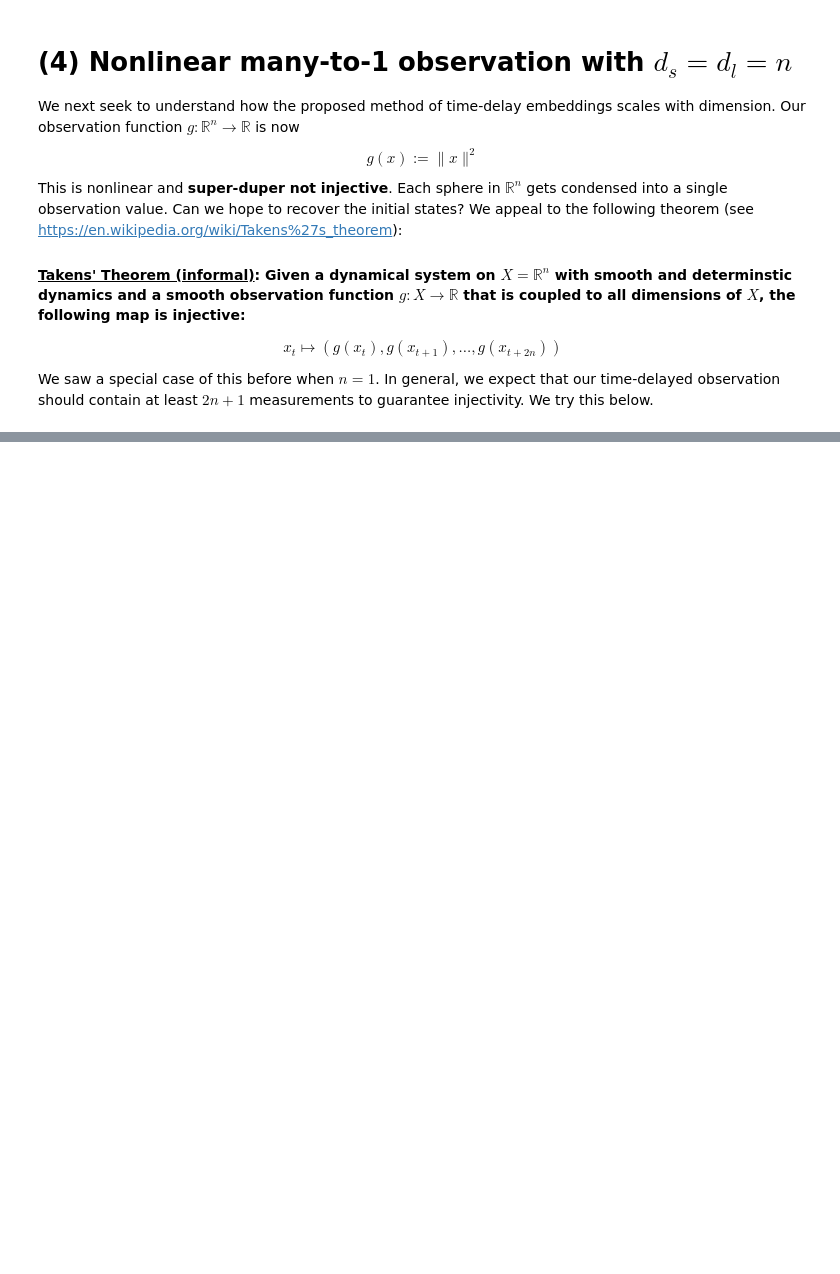
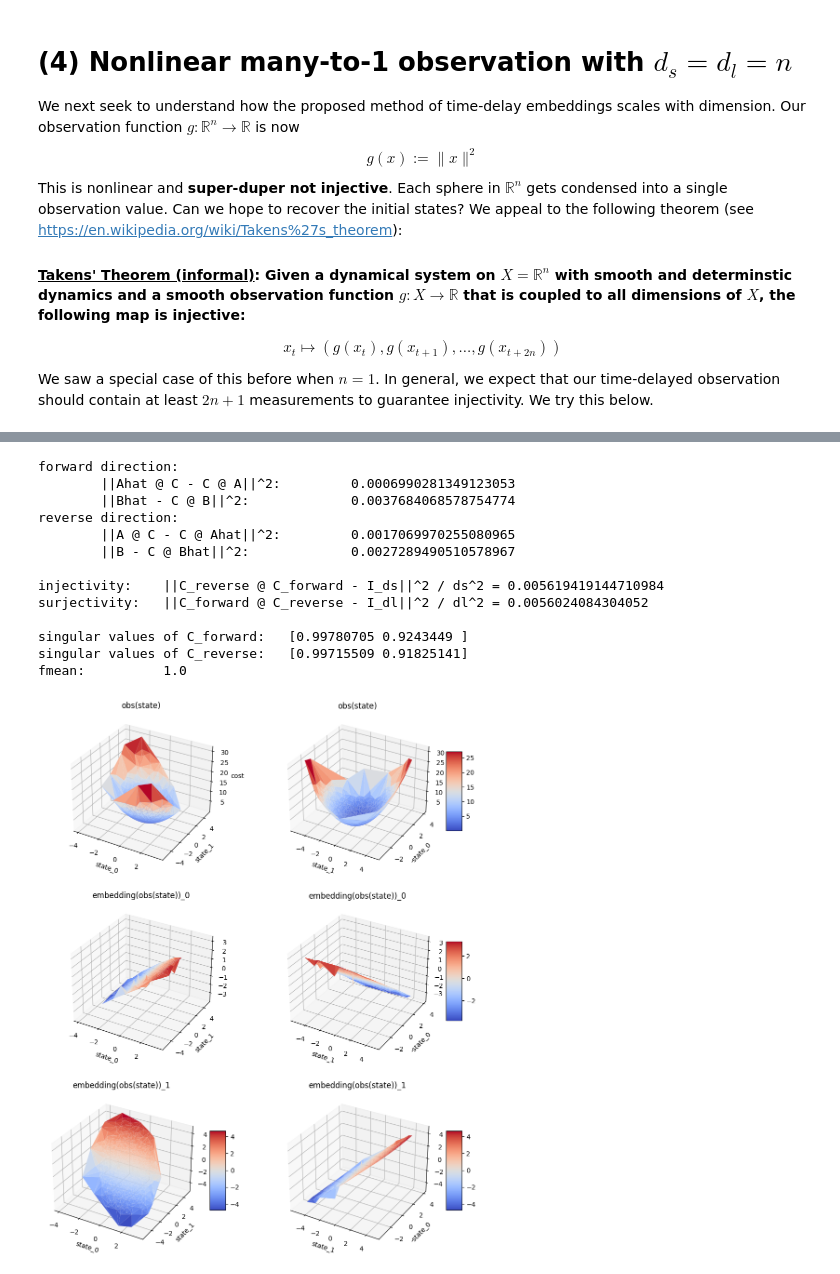
Before and after one commit to edogariu/extravaganza, a Jupyter notebook: experiments/Synthetic LDS.ipynb, the cells around one changed output, grey strips where cells are left out. Cells and saved outputs as stored; diff of their text form; code cells hidden in the pictures; blank space fills up the shorter version.

```diff
--- a/experiments/Synthetic LDS.ipynb
+++ b/experiments/Synthetic LDS.ipynb
@@ -56,20 +55,20 @@ def run(observable, ds: int, du: int,
     while not done:
         system = LDS(ds, du, 'none', 'quad', seed=SYSTEM_SEED)
         A, B = system.A, system.B
-        done = all(jnp.linalg.eigvals(A) > 0.3) and all(jnp.linalg.svd(B)[1] > 0.3)
+        done = all(np.linalg.eigvals(A) > 0.3) and all(np.linalg.svd(B)[1] > 0.3)
     print(summarize_lds(A, B))
 
     # make sysid
     sysid = Lifter(**sysid_args)
 
     # interaction loop
-    control = jnp.zeros(du)
+    control = np.zeros(du)
     max_sq_norm = 0.
     traj = Trajectory()
     for t in tqdm.trange(T0):
         if t % reset_every == 0:
             system.reset()
-            system.state = sample(jkey(), (ds,), sampling_method='ball')
+            system.state = sample((ds,), sampling_method='sphere')
             sysid.end_trajectory()
             traj = Trajectory()
         cost, state = system.interact(control)
@@ -77,7 +76,7 @@ def run(observable, ds: int, du: int,
         obs = observable(traj)
         control = sysid.explore(cost, obs)
         traj.add_control(control)
-        max_sq_norm = max(max_sq_norm, jnp.linalg.norm(state) ** 2)
+        max_sq_norm = max(max_sq_norm, np.linalg.norm(state) ** 2)
     sysid.end_exploration(wordy=True)
     return A, B, sysid, max_sq_norm
 # %%
@@ -128,9 +127,9 @@ def summarize(observable, A, B, sysid, max_sq_norm, sampling_method='ball', N=10
 
     # -------- FORWARD DIRECTION, showing that T = f \circ g linearizes ------------------------
     print('forward direction:')
-    C_forward = jnp.linalg.lstsq(states, embeddings, rcond=-1)[0].T
-    print('\t||Ahat @ C - C @ A||^2: \t{}'.format(jnp.linalg.norm(Ahat @ C_forward - C_forward @ A) ** 2))
-    print('\t||Bhat - C @ B||^2: \t\t{}'.format(jnp.linalg.norm(Bhat - C_forward @ B) ** 2))
+    C_forward = np.linalg.lstsq(states, embeddings, rcond=-1)[0].T
+    print('\t||Ahat @ C - C @ A||^2: \t{}'.format(np.linalg.norm(Ahat @ C_forward - C_forward @ A) ** 2))
+    print('\t||Bhat - C @ B||^2: \t\t{}'.format(np.linalg.norm(Bhat - C_forward @ B) ** 2))
 
 #     residuals = (C_forward[None] @ states[:, :, None]).squeeze() - embeddings
 #     residual_norms = jnp.linalg.norm(residuals, axis=-1) ** 2
@@ -141,9 +140,9 @@ def summarize(observable, A, B, sysid, max_sq_norm, sampling_method='ball', N=10
 
     # -------- REVERSE DIRECTION, showing that T^{-1} = (f \circ g)^{-1} linearizes -----------------------
     print('reverse direction:')
-    C_reverse = jnp.linalg.lstsq(embeddings, states, rcond=-1)[0].T
-    print('\t||A @ C - C @ Ahat||^2: \t{}'.format(jnp.linalg.norm(A @ C_reverse - C_reverse @ Ahat) ** 2))
-    print('\t||B - C @ Bhat||^2: \t\t{}'.format(jnp.linalg.norm(B - C_reverse @ Bhat) ** 2))
+    C_reverse = np.linalg.lstsq(embeddings, states, rcond=-1)[0].T
+    print('\t||A @ C - C @ Ahat||^2: \t{}'.format(np.linalg.norm(A @ C_reverse - C_reverse @ Ahat) ** 2))
+    print('\t||B - C @ Bhat||^2: \t\t{}'.format(np.linalg.norm(B - C_reverse @ Bhat) ** 2))
 
 #     residuals = (C_reverse[None] @ embeddings[:, :, None]).squeeze() - states
 #     residual_norms = jnp.linalg.norm(residuals, axis=-1) ** 2
@@ -153,12 +152,12 @@ def summarize(observable, A, B, sysid, max_sq_norm, sampling_method='ball', N=10
 #     plt.show()
 
     print()
-    print('injectivity: \t||C_reverse @ C_forward - I_ds||^2 / ds^2 = {}'.format(jnp.linalg.norm(C_reverse @ C_forward - jnp.eye(ds)) ** 2 / ds ** 2))
-    print('surjectivity: \t||C_forward @ C_reverse - I_dl||^2 / dl^2 = {}'.format(jnp.linalg.norm(C_forward @ C_reverse - jnp.eye(dl)) ** 2 / dl ** 2))
+    print('injectivity: \t||C_reverse @ C_forward - I_ds||^2 / ds^2 = {}'.format(np.linalg.norm(C_reverse @ C_forward - np.eye(ds)) ** 2 / ds ** 2))
+    print('surjectivity: \t||C_forward @ C_reverse - I_dl||^2 / dl^2 = {}'.format(np.linalg.norm(C_forward @ C_reverse - np.eye(dl)) ** 2 / dl ** 2))
 
     print()
-    print('singular values of C_forward: \t{}'.format(jnp.linalg.svd(C_forward)[1]))
-    print('singular values of C_reverse: \t{}'.format(jnp.linalg.svd(C_reverse)[1]))
-    if hasattr(sysid, 'fmean'): print('sqrt(fmean): \t\t{}'.format(sysid.fmean ** 0.5))
+    print('singular values of C_forward: \t{}'.format(np.linalg.svd(C_forward)[1]))
+    print('singular values of C_reverse: \t{}'.format(np.linalg.svd(C_reverse)[1]))
+    if hasattr(sysid, 'sqrt_fmean'): print('fmean: \t\t{}'.format(sysid.sqrt_fmean ** 2))
     pass
 # %%
@@ -224,9 +224,11 @@ def plot_2d(observable, A, B, sysid, max_sq_norm, sampling_method='ball', N=2000
     assert isinstance(observable, TimeDelayedObservation) and observable.obs_dim == sysid.obs_dim and sysid.obs_dim == hh * (B.shape[1] + 1)
 
     xs, _, os, zs = generate(observable, A, B, sysid, max_sq_norm, sampling_method, N, reset_every, hh)
-    #     zs = zs * (sysid.fmean ** 0.5)
 
-    C_reverse = jnp.linalg.lstsq(zs, xs, rcond=-1)[0].T
+    idxs = np.abs(np.linalg.norm(xs, axis=-1) ** 2 - os[:, -1]) < 1e-4
+    xs, os, zs = xs[idxs], os[idxs], zs[idxs]
+
+    C_reverse = np.linalg.lstsq(zs, xs, rcond=-1)[0].T
 
     do = os.shape[1]
     _xs, _zs = xs, (C_reverse @ zs.reshape(-1, sysid.state_dim, 1)).reshape(-1, 2)
@@ -531,4 +548,20 @@ $$x_{t} = Ax_{t-1} + Bu_t \implies x_t^2 = A^2x_{t-1}^2 + B^2u_t^2 + 2ABx_{t-1}u
 # %%
-# # the same
-# summarize(observable, A, B, sysid, max_sq_norm, sampling_method='ball', reset_every=reset_every, hh=hh)
-# if n == 2: plot_2d(observable, A, B, sysid, max_sq_norm, sampling_method='ball', N=2000, reset_every=reset_every, hh=hh)
+# the same
+A, B = sysid.AB['regression']
+summarize(observable, A, B, sysid, max_sq_norm, sampling_method='sphere', reset_every=reset_every, hh=hh)
+if n == 2: plot_2d(observable, A, B, sysid, max_sq_norm, sampling_method='sphere', N=2000, reset_every=reset_every, hh=hh)
+# %% [output]
+forward direction:
+        ||Ahat @ C - C @ A||^2:         0.0006990281349123053
+        ||Bhat - C @ B||^2:             0.0037684068578754774
+reverse direction:
+        ||A @ C - C @ Ahat||^2:         0.0017069970255080965
+        ||B - C @ Bhat||^2:             0.0027289490510578967
+
+injectivity:    ||C_reverse @ C_forward - I_ds||^2 / ds^2 = 0.005619419144710984
+surjectivity:   ||C_forward @ C_reverse - I_dl||^2 / dl^2 = 0.0056024084304052
+
+singular values of C_forward:   [0.99780705 0.9243449 ]
+singular values of C_reverse:   [0.99715509 0.91825141]
+fmean:          1.0
+[figure, added]
```
Also changed, not shown: parts of 13 cells of this notebook, 28 other files.
